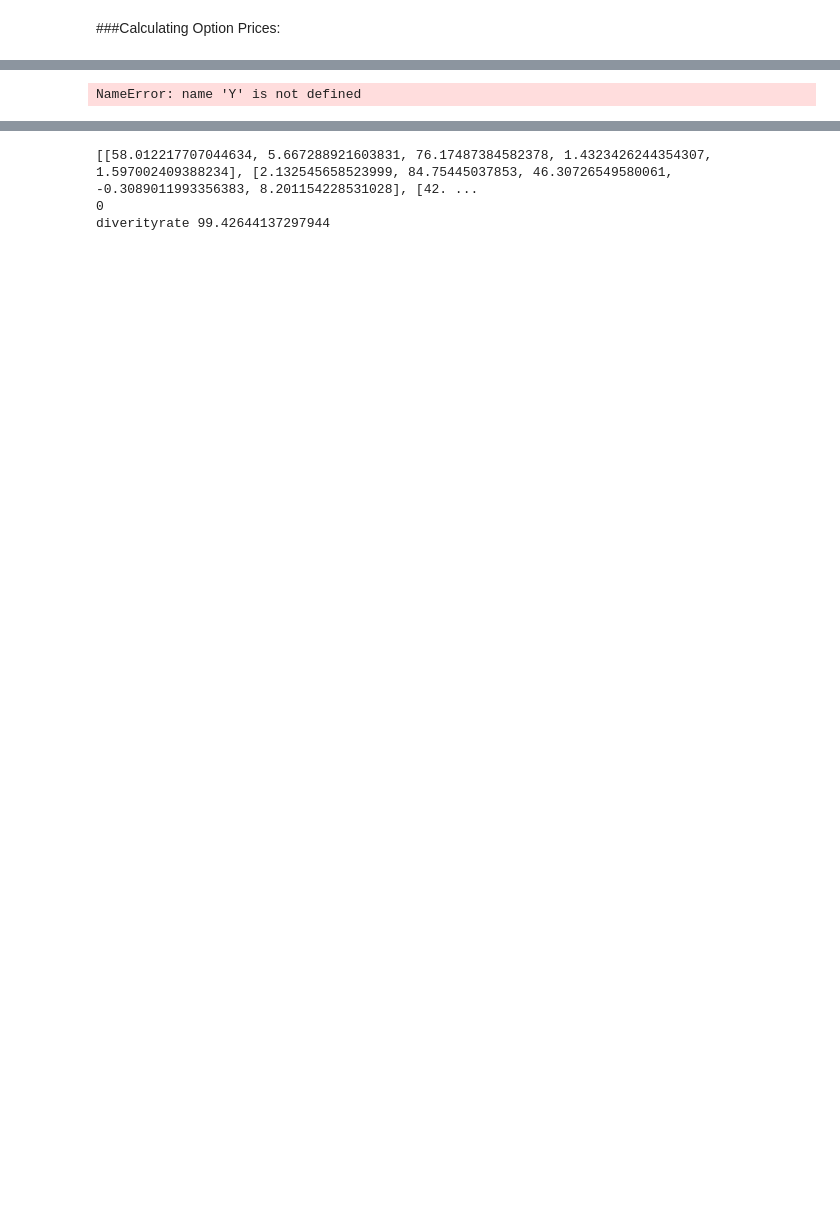
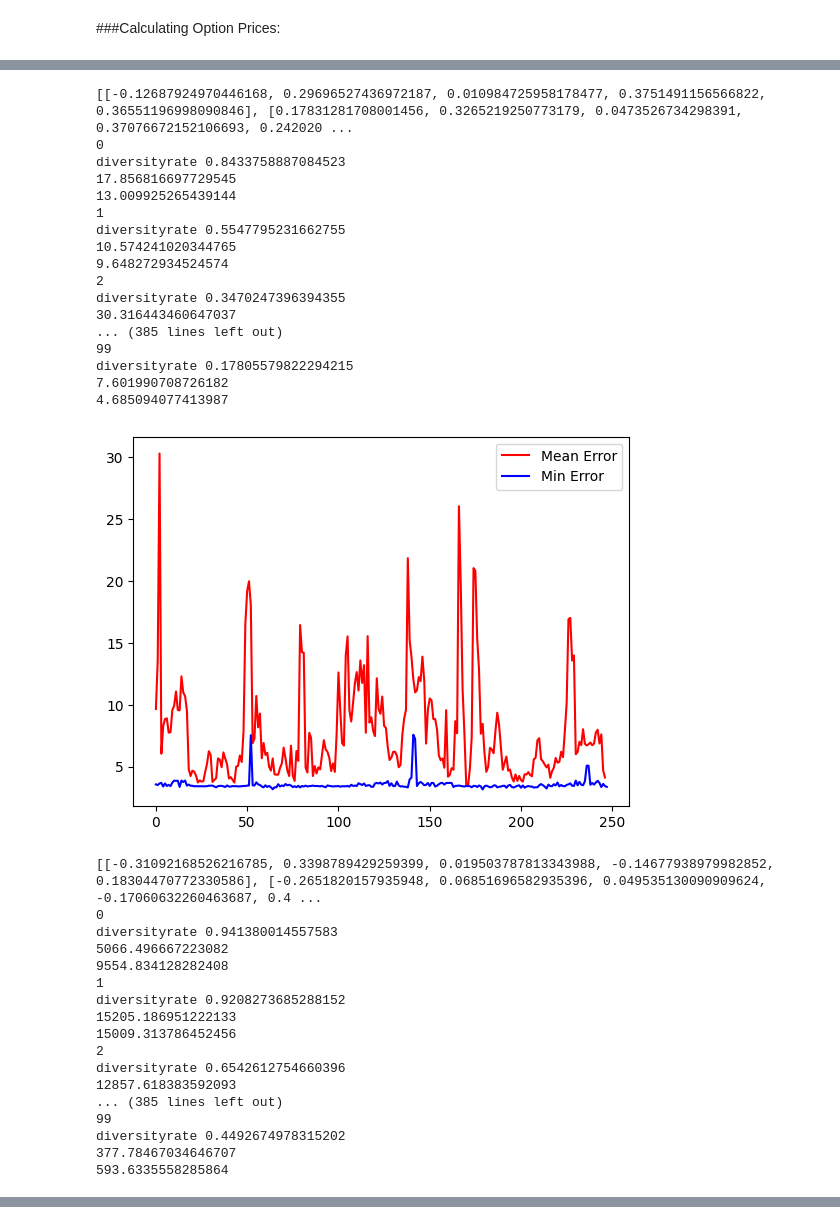
Before and after one commit to stffbram/JumpDiffusionModel, a Jupyter notebook: JumpModelDiffusion.ipynb, the cells around one changed output, grey strips where cells are left out. Saved outputs shown, nothing was run; the diff lists cells and outputs as text; code cells hidden in the pictures; blank space fills up the shorter version.

```diff
--- a/JumpModelDiffusion.ipynb
+++ b/JumpModelDiffusion.ipynb
@@ -1765,23 +1949,43 @@ class GeneticAlgorithm():
-# %%
-initial_model=Kou(0.05, 0.1, 0.01, 0.5, 0.1, 0.1)
-M=Option_Price_Calculator()
-selecrted_ticker="TSLA"
-price=yf.Ticker(selecrted_ticker).history(period="1d")["Close"][0]
-errors=Y.min_errors
-states=Y.min_states
-opt=pd.DataFrame(states)
-opt["errors"]=errors
-print(opt)
-opt=opt.sort_values("errors")
-opt=opt[0:5]
-print(opt)
-
-for i,l in  opt.iterrows():
-    initial_model.update_params(l[0:6])
-    M.plot_option_prices(pd.read_csv("TSLA_option_chain.csv"),price,1000,initial_model)
-# %% [output]
-NameError: name 'Y' is not defined
-# %%
-X=[0.010000  ,0.181748  ,0.018891  ,0.950000  ,4.160455  ,8.279854]
-L=Kou(*X)
-M=Option_Price_Calculator()
+# %%
+__TICKERS_TO_CHECK=["MSFT","^SPX","NVDA","AAPL","TSLA"]
+import warnings
+warnings.filterwarnings("ignore", category=DeprecationWarning)
+for l in __TICKERS_TO_CHECK:
+    M=GeneticAlgorithm(Merton(0.05,0.2,0.5,0.1,0.4),pd.read_csv(f"{l}_option_chain.csv"),np.array([[-np.inf,np.inf],[0.01, np.inf],[0.0001, np.inf],[-np.inf,np.inf],[0.01,np.inf]]),16,original_price=yf.Ticker(l).history(period="1d")["Close"][0],ticker=l)
+    M.run(16)
+# %% [output]
+[[-0.12687924970446168, 0.29696527436972187, 0.010984725958178477, 0.3751491156566822, 0.36551196998090846], [0.17831281708001456, 0.3265219250773179, 0.0473526734298391, 0.37076672152106693, 0.242020 ...
+0
+diversityrate 0.8433758887084523
+17.856816697729545
+13.009925265439144
+1
+diversityrate 0.5547795231662755
+10.574241020344765
+9.648272934524574
+2
+diversityrate 0.3470247396394355
+30.316443460647037
+... (385 lines left out)
+99
+diversityrate 0.17805579822294215
+7.601990708726182
+4.685094077413987
+[figure, added]
+[[-0.31092168526216785, 0.3398789429259399, 0.019503787813343988, -0.14677938979982852, 0.18304470772330586], [-0.2651820157935948, 0.06851696582935396, 0.049535130090909624, -0.17060632260463687, 0.4 ...
+0
+diversityrate 0.941380014557583
+5066.496667223082
+9554.834128282408
+1
+diversityrate 0.9208273685288152
+15205.186951222133
+15009.313786452456
+2
+diversityrate 0.6542612754660396
+12857.618383592093
+... (385 lines left out)
+99
+diversityrate 0.4492674978315202
+377.78467034646707
+593.6335558285864
@@ -1788,7 +2064,3 @@ M=Option_Price_Calculator()
 # %%
-P=GeneticAlgorithm(CGMY(2,12,12,-0.6,0.04,0.05),pd.read_csv("AAPL_option_chain.csv"),np.array([[0,np.inf],[1,np.inf],[1,np.inf],[-np.inf,1.9],[-np.inf,np.inf]]),20,original_price=yf.Ticker("AAPL").history(period="1d")["Close"][0])
-opt=P.run(20)
+P=GeneticAlgorithm(CGMY(2,12,12,-0.6,0.04,0.05),pd.read_csv("MSFT_option_chain.csv"),np.array([[0,np.inf],[1,np.inf],[1,np.inf],[-np.inf,1.9],[-np.inf,np.inf]]),10,original_price=yf.Ticker("MSFT").history(period="1d")["Close"][0])
+opt=P.run(10)
-# %% [output]
-[[58.012217707044634, 5.667288921603831, 76.17487384582378, 1.4323426244354307, 1.597002409388234], [2.132545658523999, 84.75445037853, 46.30726549580061, -0.3089011993356383, 8.201154228531028], [42. ...
-0
-diverityrate 99.42644137297944
```
Also changed, not shown: parts of 39 cells of this notebook.
